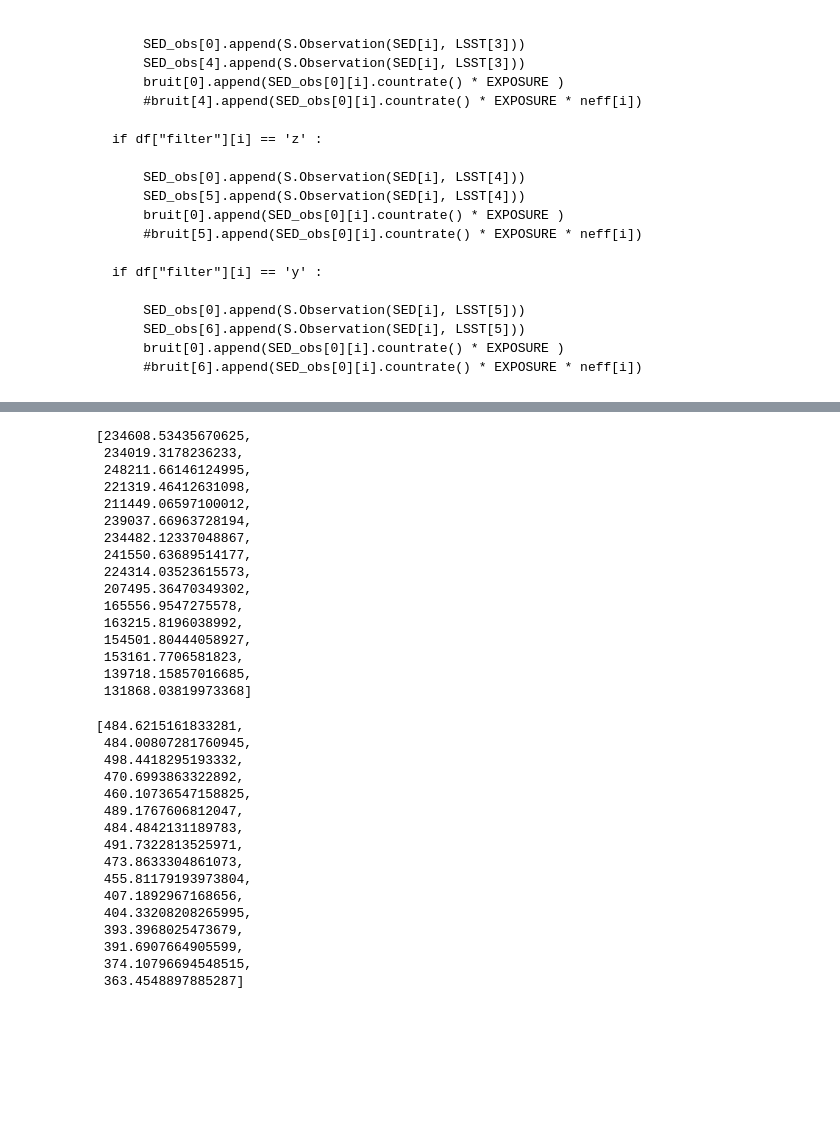
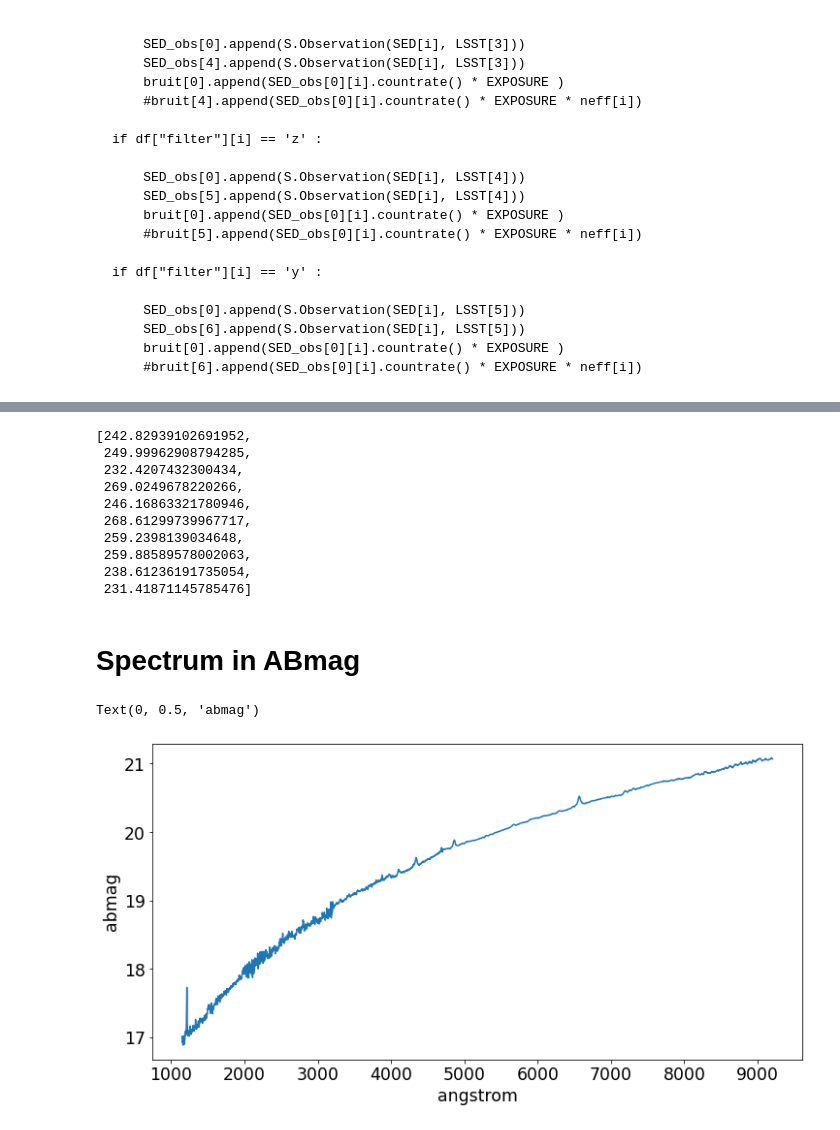
Before and after one commit to sylvielsstfr/StageM12021, a Jupyter notebook: notebooks Damien/Fit flux et amplitude .ipynb, the cells around one changed output, grey strips where cells are left out. Saved outputs shown, nothing was run; the diff lists cells and outputs as text; code cells hidden in the pictures; blank space fills up the shorter version.

```diff
--- a/notebooks Damien/Fit flux et amplitude .ipynb
+++ b/notebooks Damien/Fit flux et amplitude .ipynb
@@ -1104,38 +1187,22 @@ A(t0) = 1.1362747046944979
 # %%
-F_pe[1]
+N_pe[1]
 # %% [output]
-[234608.53435670625,
- 234019.3178236233,
- 248211.66146124995,
- 221319.46412631098,
- 211449.06597100012,
- 239037.66963728194,
- 234482.12337048867,
- 241550.63689514177,
- 224314.03523615573,
- 207495.36470349302,
- 165556.9547275578,
- 163215.8196038992,
- 154501.80444058927,
- 153161.7706581823,
- 139718.15857016685,
- 131868.03819973368]
+[242.82939102691952,
+ 249.99962908794285,
+ 232.4207432300434,
+ 269.0249678220266,
+ 246.16863321780946,
+ 268.61299739967717,
+ 259.2398139034648,
+ 259.88589578002063,
+ 238.61236191735054,
+ 231.41871145785476]
-# %%
-error[1]
-# %% [output]
-[484.6215161833281,
- 484.00807281760945,
- 498.4418295193332,
- 470.6993863322892,
- 460.10736547158825,
- 489.1767606812047,
- 484.4842131189783,
- 491.7322813525971,
- 473.8633304861073,
- 455.81179193973804,
- 407.1892967168656,
- 404.33208208265995,
- 393.3968025473679,
- 391.6907664905599,
- 374.10796694548515,
- 363.4548897885287]
+# %% [markdown]
+# Spectrum in ABmag
+# %%
+plt.plot(Spec.wave,Spec.flux)
+plt.xlabel(Spec.waveunits)
+plt.ylabel(Spec.fluxunits)
+# %% [output]
+Text(0, 0.5, 'abmag')
+[figure, added]
```
Also changed, not shown: parts of 49 cells of this notebook.
